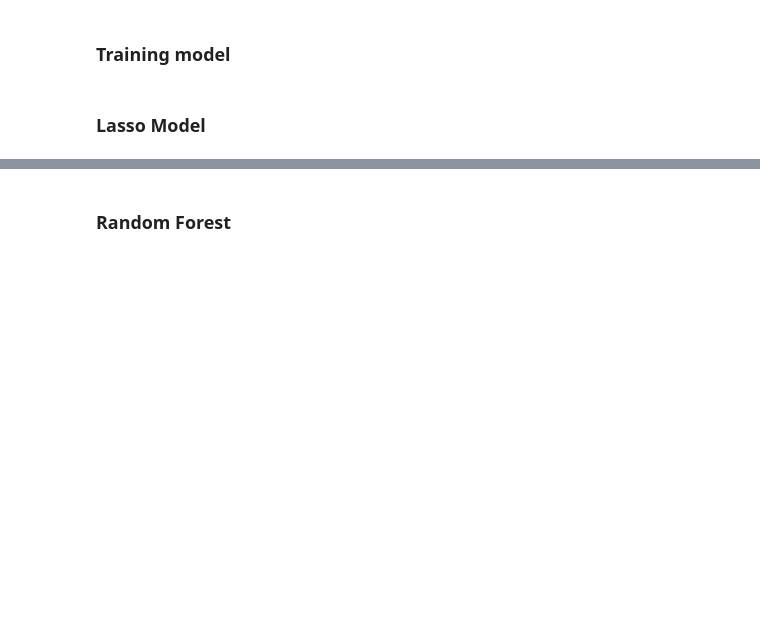
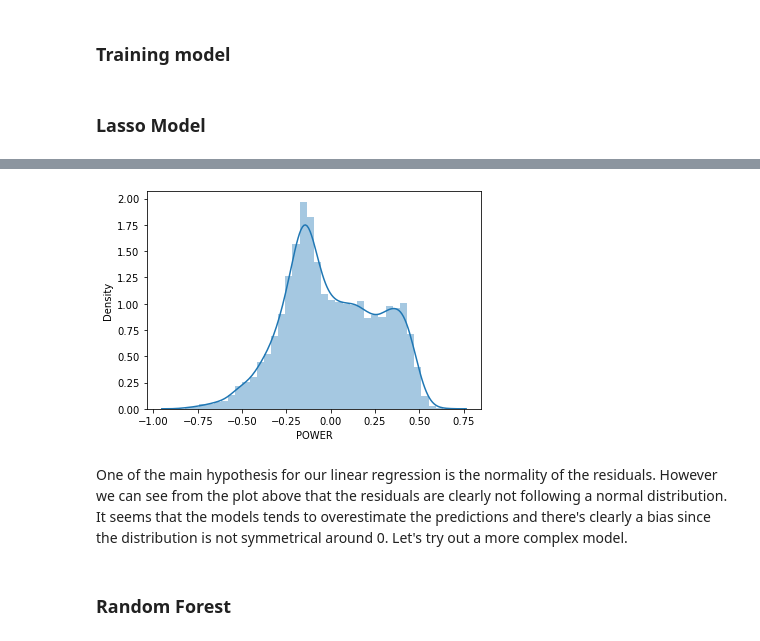
Before and after one commit to YasminaKerkeb/wind-energy-forecasting, a Jupyter notebook: regression_model.ipynb, the cells around one changed output, grey strips where cells are left out. Saved outputs shown, nothing was run; the diff lists cells and outputs as text; code cells hidden in the pictures; blank space fills up the shorter version.

Commit message:
Add metrics plot

```diff
--- a/regression_model.ipynb
+++ b/regression_model.ipynb
@@ -126,3 +138,11 @@ print(metrics.head())
+# %%
+sns.distplot(y_pred-y_test)
+plt.show()
+# %% [output]
+[figure, added]
+# %% [markdown]
+One of the main hypothesis for our linear regression is the normality of the residuals.
+However we can see from the plot above that the residuals are clearly not following a normal distribution. It seems that the models tends to overestimate the predictions and there's clearly a bias since the distribution is not symmetrical around 0. Let's try out a more complex model.
 # %% [markdown]
 ### Random Forest
 # %%
```
Also changed, not shown: parts of 5 cells of this notebook, 1 other file.
